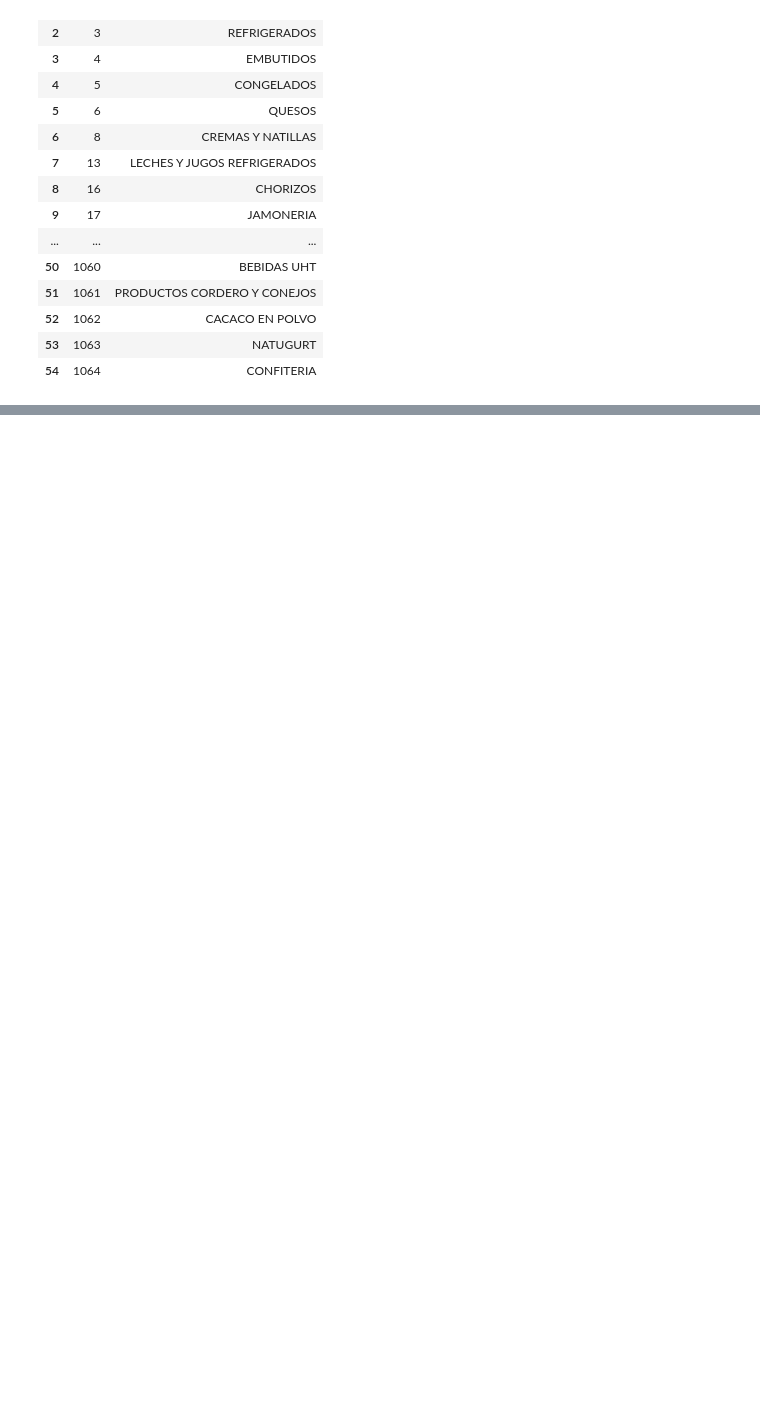
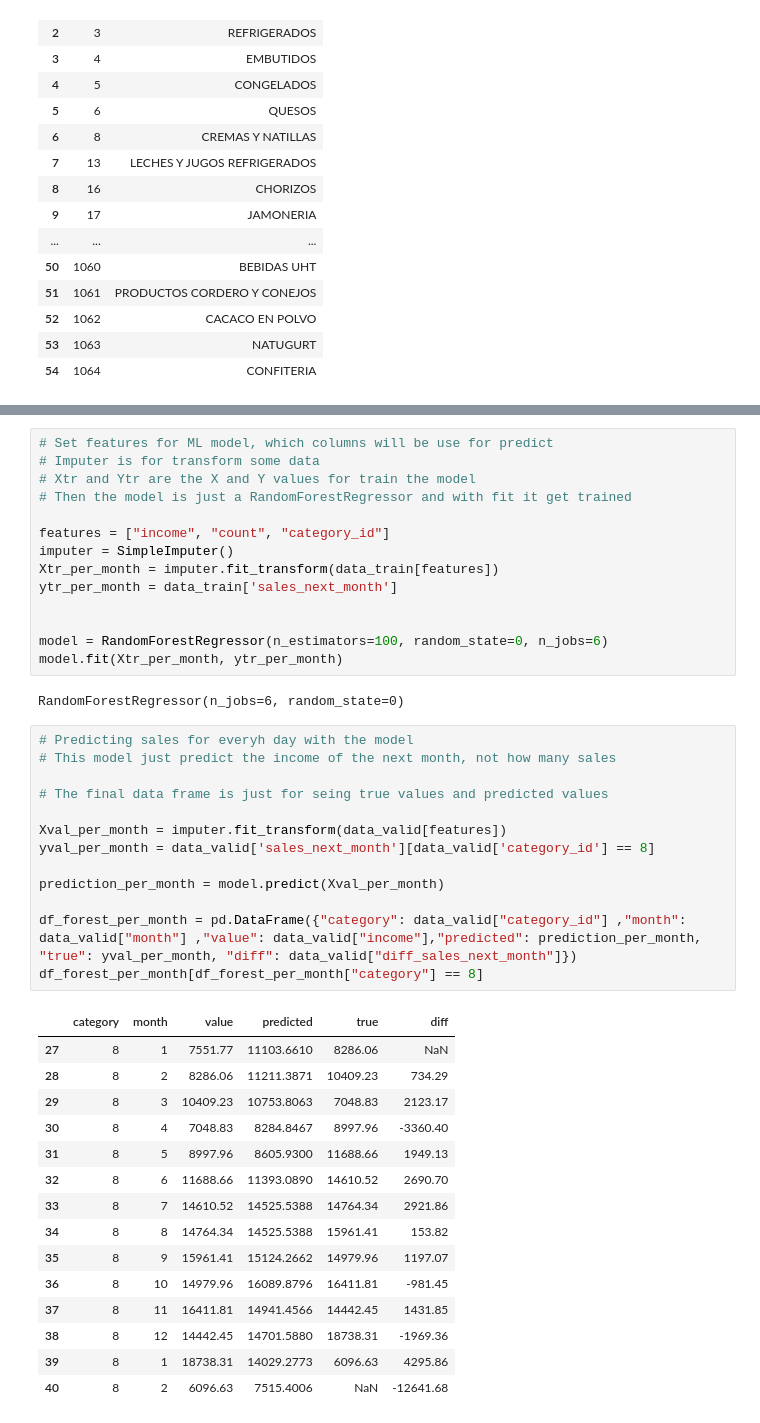
Before and after one commit to fjrp1412/machine-learning-dicascada, a Jupyter notebook: notebooks/categories/model_per_month.ipynb, the cells around one changed output, grey strips where cells are left out. Saved outputs shown, nothing was run; the diff lists cells and outputs as text; blank space fills up the shorter version.

```diff
--- a/notebooks/categories/model_per_month.ipynb
+++ b/notebooks/categories/model_per_month.ipynb
@@ -113,0 +209,45 @@ df_merged_with_categories
+# %%
+# Set features for ML model, which columns will be use for predict
+# Imputer is for transform some data
+# Xtr and Ytr are the X and Y values for train the model
+# Then the model is just a RandomForestRegressor and with fit it get trained
+
+features = ["income", "count", "category_id"]
+imputer = SimpleImputer()
+Xtr_per_month = imputer.fit_transform(data_train[features])
+ytr_per_month = data_train['sales_next_month']
+
+
+model = RandomForestRegressor(n_estimators=100, random_state=0, n_jobs=6)
+model.fit(Xtr_per_month, ytr_per_month)
+# %% [output]
+RandomForestRegressor(n_jobs=6, random_state=0)
+# %%
+# Predicting sales for everyh day with the model
+# This model just predict the income of the next month, not how many sales
+
+# The final data frame is just for seing true values and predicted values
+
+Xval_per_month = imputer.fit_transform(data_valid[features])
+yval_per_month = data_valid['sales_next_month'][data_valid['category_id'] == 8]
+
+prediction_per_month = model.predict(Xval_per_month)
+
+df_forest_per_month = pd.DataFrame({"category": data_valid["category_id"] ,"month": data_valid["month"] ,"value": data_valid["income"],"predicted": prediction_per_month, "true": yval_per_month, "diff": data_valid["diff_sales_next_month"]})
+df_forest_per_month[df_forest_per_month["category"] == 8]
+# %% [output]
+|  | category | month | value | predicted | true | diff |
+| 27 | 8 | 1 | 7551.77 | 11103.6610 | 8286.06 | NaN |
+| 28 | 8 | 2 | 8286.06 | 11211.3871 | 10409.23 | 734.29 |
+| 29 | 8 | 3 | 10409.23 | 10753.8063 | 7048.83 | 2123.17 |
+| 30 | 8 | 4 | 7048.83 | 8284.8467 | 8997.96 | -3360.40 |
+| 31 | 8 | 5 | 8997.96 | 8605.9300 | 11688.66 | 1949.13 |
+| 32 | 8 | 6 | 11688.66 | 11393.0890 | 14610.52 | 2690.70 |
+| 33 | 8 | 7 | 14610.52 | 14525.5388 | 14764.34 | 2921.86 |
+| 34 | 8 | 8 | 14764.34 | 14525.5388 | 15961.41 | 153.82 |
+| 35 | 8 | 9 | 15961.41 | 15124.2662 | 14979.96 | 1197.07 |
+| 36 | 8 | 10 | 14979.96 | 16089.8796 | 16411.81 | -981.45 |
+| 37 | 8 | 11 | 16411.81 | 14941.4566 | 14442.45 | 1431.85 |
+| 38 | 8 | 12 | 14442.45 | 14701.5880 | 18738.31 | -1969.36 |
+| 39 | 8 | 1 | 18738.31 | 14029.2773 | 6096.63 | 4295.86 |
+| 40 | 8 | 2 | 6096.63 | 7515.4006 | NaN | -12641.68 |
```
Also changed, not shown: parts of 12 cells of this notebook, 1 other file.
